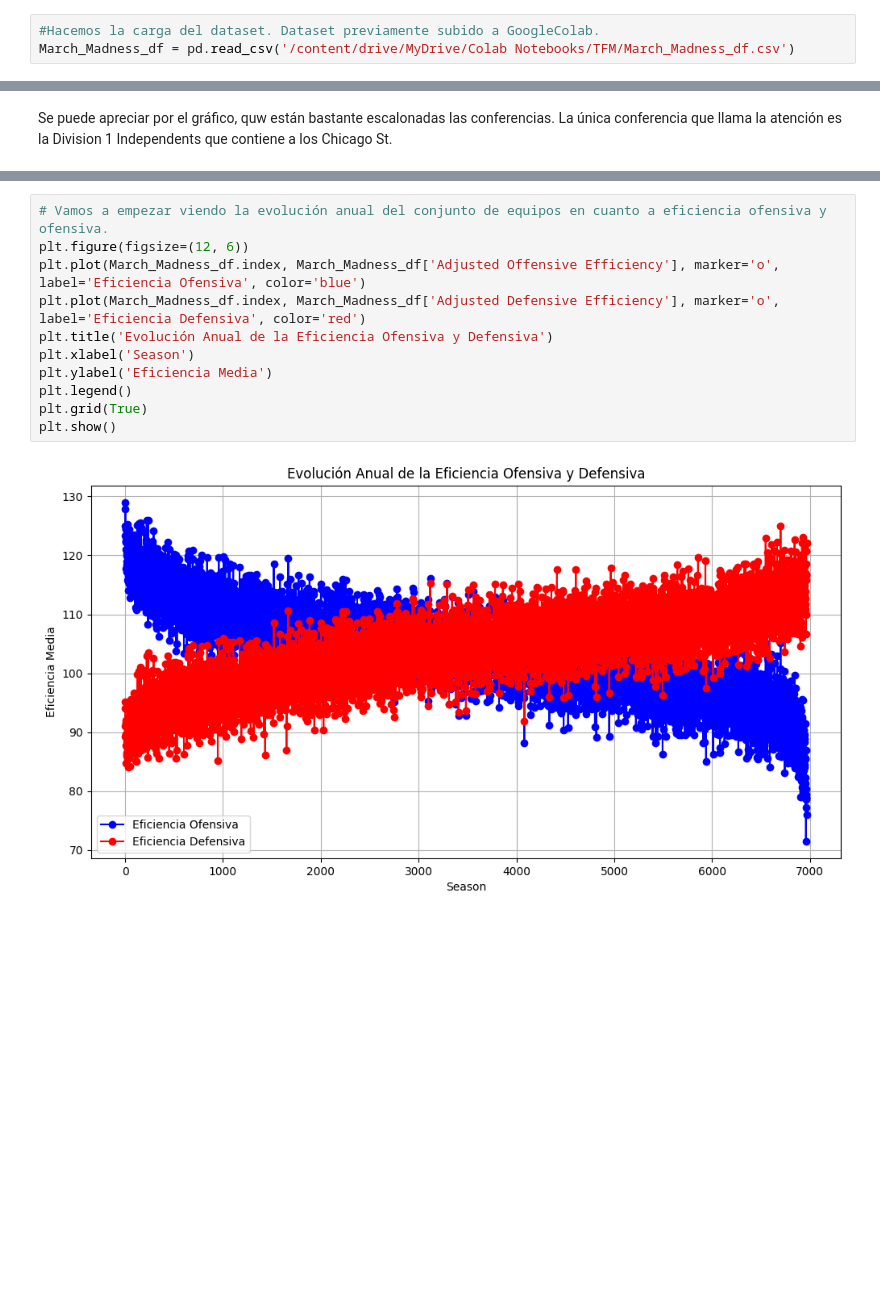
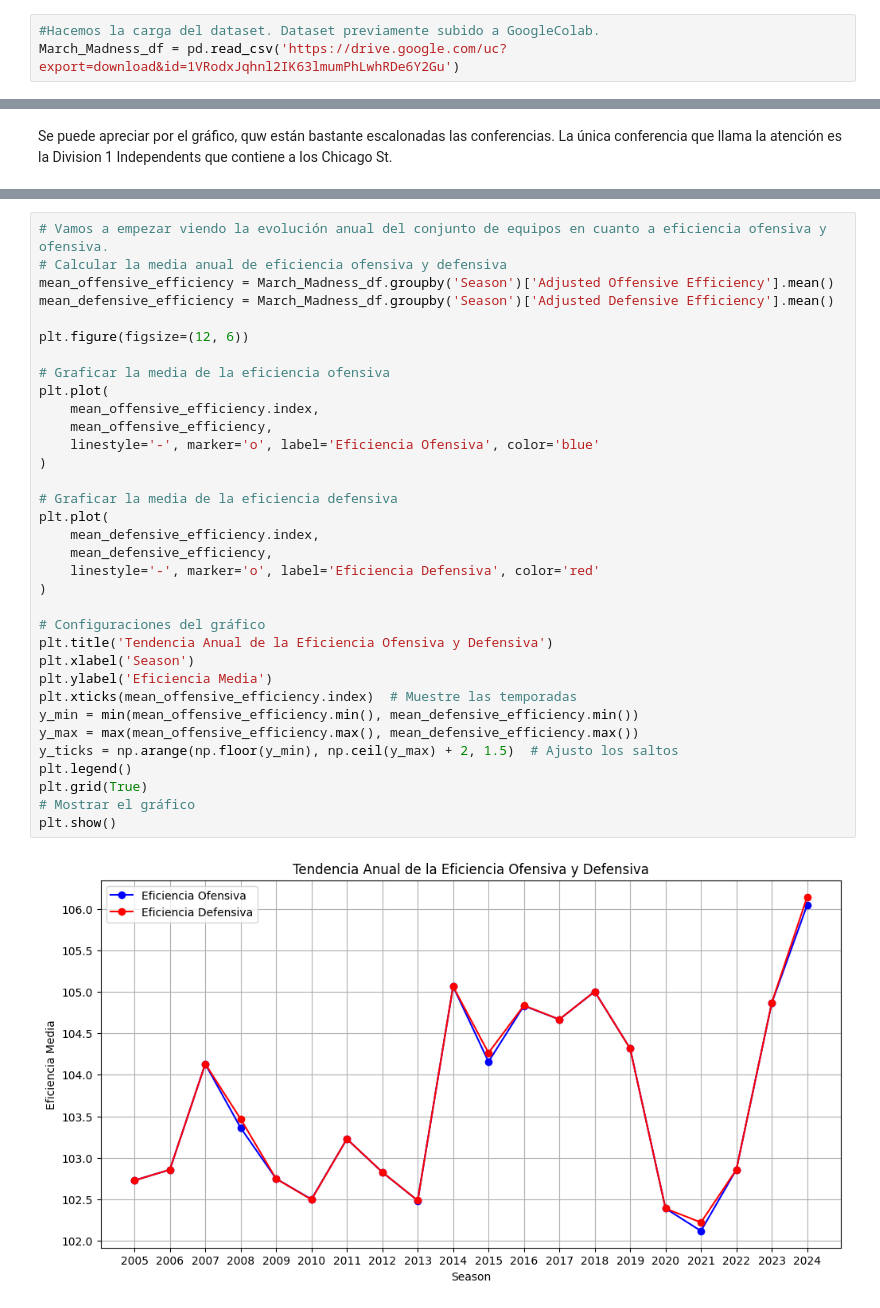
Before and after one commit to AlbertoVentura8/AnalisisDataset, a Jupyter notebook: MarchMad_Analisis.ipynb, the cells around one changed output, grey strips where cells are left out. Drawn from its saved outputs; the diff is of its cells as text; blank space fills up the shorter version.

```diff
--- a/MarchMad_Analisis.ipynb
+++ b/MarchMad_Analisis.ipynb
@@ -14,7 +14,7 @@ import matplotlib.pyplot as plt
 import seaborn as sns
 # %%
 #Hacemos la carga del dataset. Dataset previamente subido a GoogleColab.
-March_Madness_df = pd.read_csv('/content/drive/MyDrive/Colab Notebooks/TFM/March_Madness_df.csv')
+March_Madness_df = pd.read_csv('https://drive.google.com/uc?export=download&id=1VRodxJqhnl2IK63lmumPhLwhRDe6Y2Gu')
 # %%
 # Para ver que la carga ha sido correcta, cargamos el head del mismo
 March_Madness_df.head()
@@ -247,14 +247,37 @@ March_Madness_df[March_Madness_df['Conference'] == 'Division 1 Independents']
 23 rows × 50 columns
 # %%
 # Vamos a empezar viendo la evolución anual del conjunto de equipos en cuanto a eficiencia ofensiva y ofensiva.
+# Calcular la media anual de eficiencia ofensiva y defensiva
+mean_offensive_efficiency = March_Madness_df.groupby('Season')['Adjusted Offensive Efficiency'].mean()
+mean_defensive_efficiency = March_Madness_df.groupby('Season')['Adjusted Defensive Efficiency'].mean()
+
 plt.figure(figsize=(12, 6))
-plt.plot(March_Madness_df.index, March_Madness_df['Adjusted Offensive Efficiency'], marker='o', label='Eficiencia Ofensiva', color='blue')
-plt.plot(March_Madness_df.index, March_Madness_df['Adjusted Defensive Efficiency'], marker='o', label='Eficiencia Defensiva', color='red')
-plt.title('Evolución Anual de la Eficiencia Ofensiva y Defensiva')
+
+# Graficar la media de la eficiencia ofensiva
+plt.plot(
+    mean_offensive_efficiency.index,
+    mean_offensive_efficiency,
+    linestyle='-', marker='o', label='Eficiencia Ofensiva', color='blue'
+)
+
+# Graficar la media de la eficiencia defensiva
+plt.plot(
+    mean_defensive_efficiency.index,
+    mean_defensive_efficiency,
+    linestyle='-', marker='o', label='Eficiencia Defensiva', color='red'
+)
+
+# Configuraciones del gráfico
+plt.title('Tendencia Anual de la Eficiencia Ofensiva y Defensiva')
 plt.xlabel('Season')
 plt.ylabel('Eficiencia Media')
+plt.xticks(mean_offensive_efficiency.index)  # Muestre las temporadas
+y_min = min(mean_offensive_efficiency.min(), mean_defensive_efficiency.min())
+y_max = max(mean_offensive_efficiency.max(), mean_defensive_efficiency.max())
+y_ticks = np.arange(np.floor(y_min), np.ceil(y_max) + 2, 1.5)  # Ajusto los saltos
 plt.legend()
 plt.grid(True)
+# Mostrar el gráfico
 plt.show()
 # %% [output]
-[figure, old version]
+[figure, new version]
```
Also changed, not shown: parts of 5 cells of this notebook.
